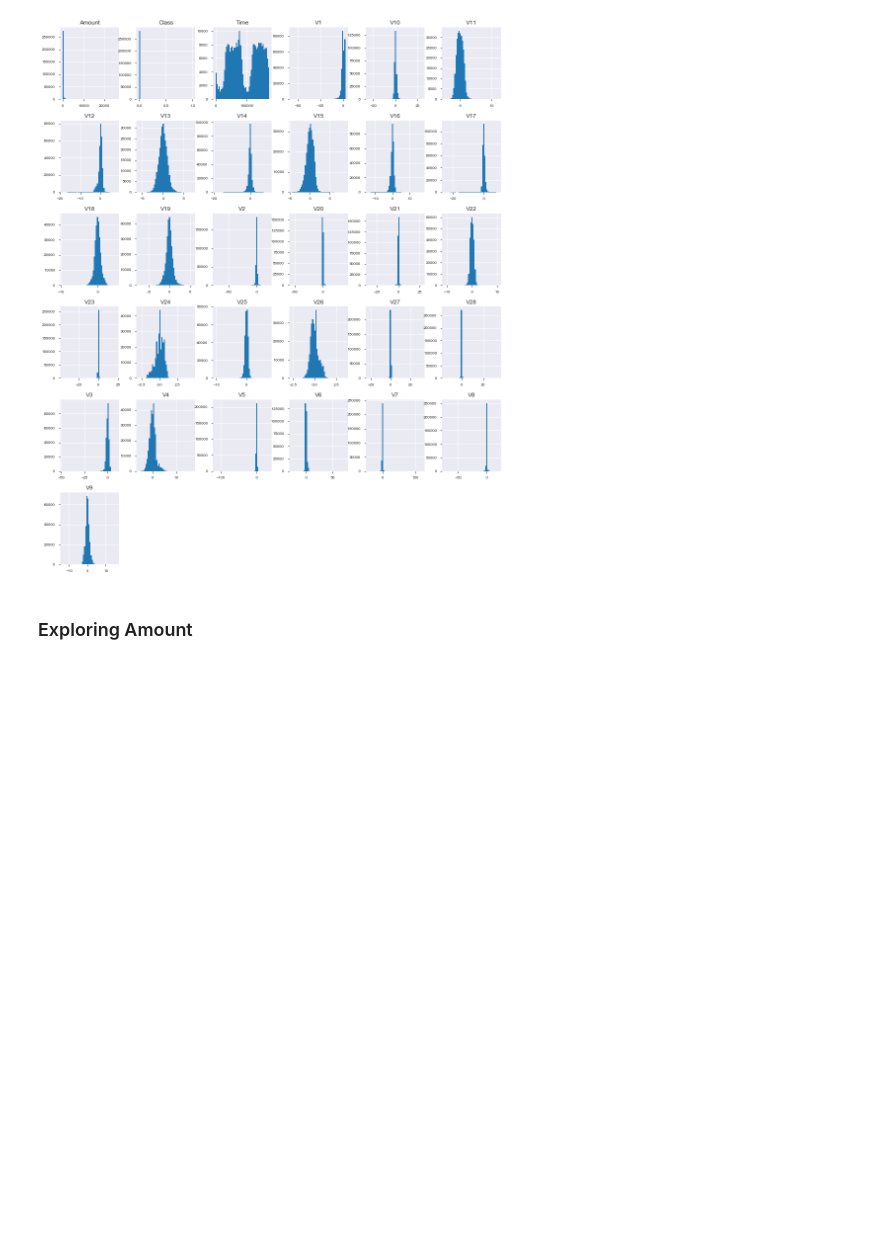
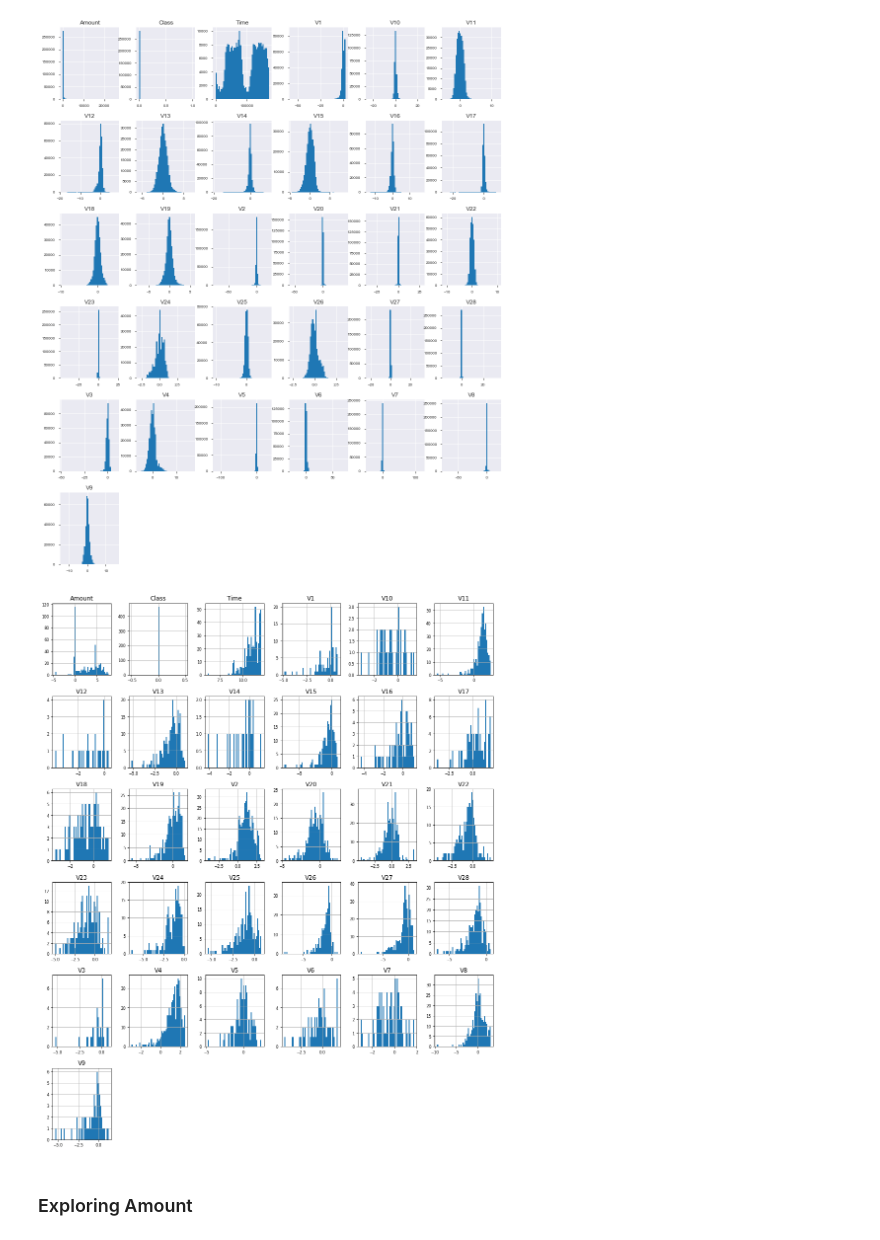
Before and after one commit to llyjam001/CreditCardFraud, a Jupyter notebook: creditcardfraud/notebooks/James/james_lloyd_eda.ipynb, the cells around one changed output. Drawn from its saved outputs; the diff is of its cells as text; code cells hidden in the pictures; blank space fills up the shorter version.

```diff
--- a/creditcardfraud/notebooks/James/james_lloyd_eda.ipynb
+++ b/creditcardfraud/notebooks/James/james_lloyd_eda.ipynb
@@ -13,7 +13,7 @@ import matplotlib.pyplot as plt
 # %% [markdown]
 #### Note, matplotlib inline allows plots to be displayed in jupyter notebooks
 # %%
-df = pd.read_csv ('../data/raw/creditcard.csv')
+df = pd.read_csv ('../../data/raw/creditcard.csv')
 # %%
 df.shape
 # %% [output]
@@ -124,6 +124,14 @@ df = df [~(df.duplicated () & (df.Class == 0))]
 df.hist (figsize = (16,20), bins = 50, xlabelsize=8, ylabelsize=8);
 # %% [output]
 [figure]
+# %%
+df_no_null = df  [df.apply (lambda x: x != 0)]
+# %%
+df_no_null.dropna (axis = 0, inplace= True)
+# %%
+np.log (df_no_null).hist (figsize = (16,20), bins = 50, xlabelsize=8, ylabelsize=8);
+# %% [output]
+[figure, added]
 # %% [markdown]
 ### Exploring Amount
 # %%
```
Also changed, not shown: 2 other files.
